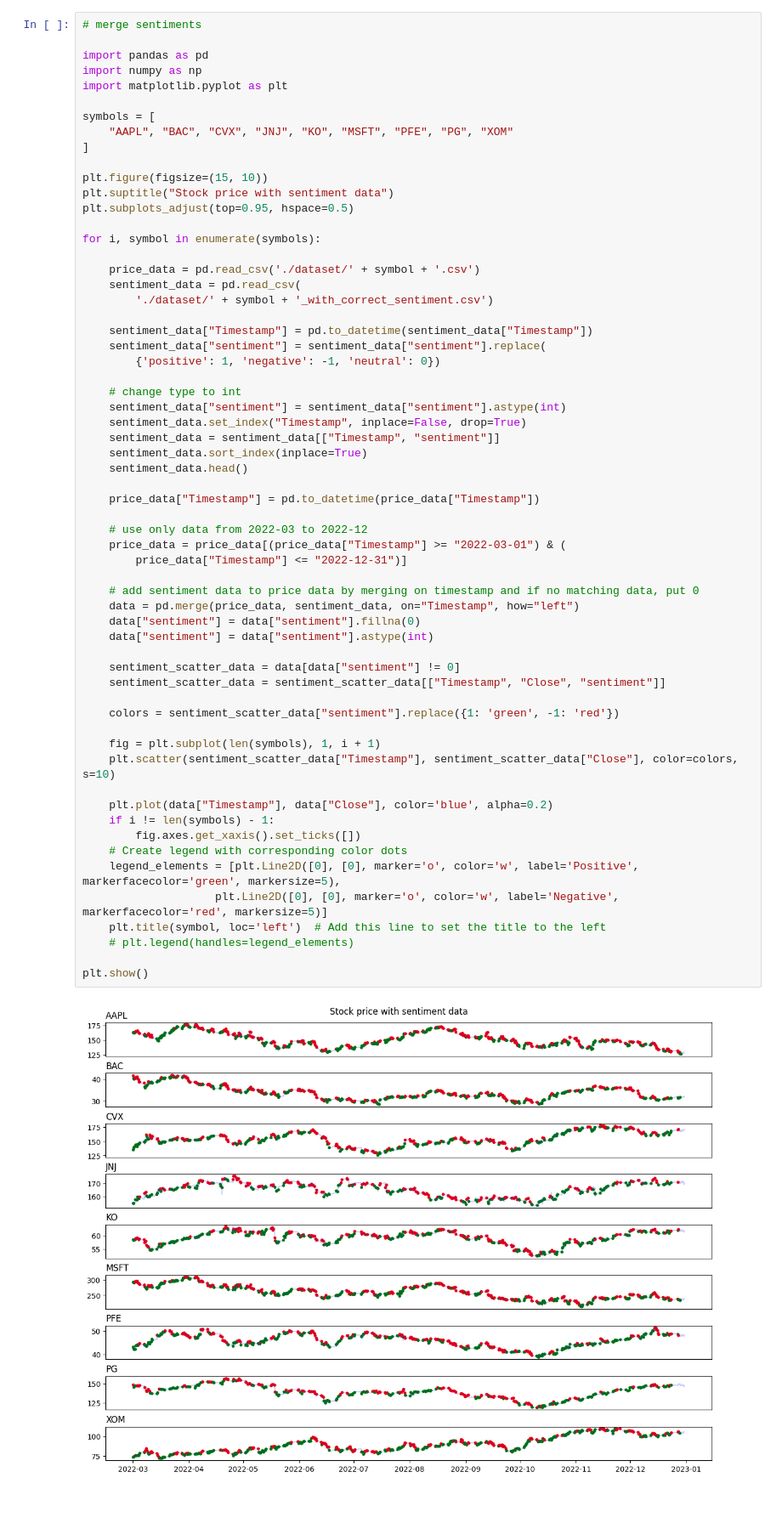
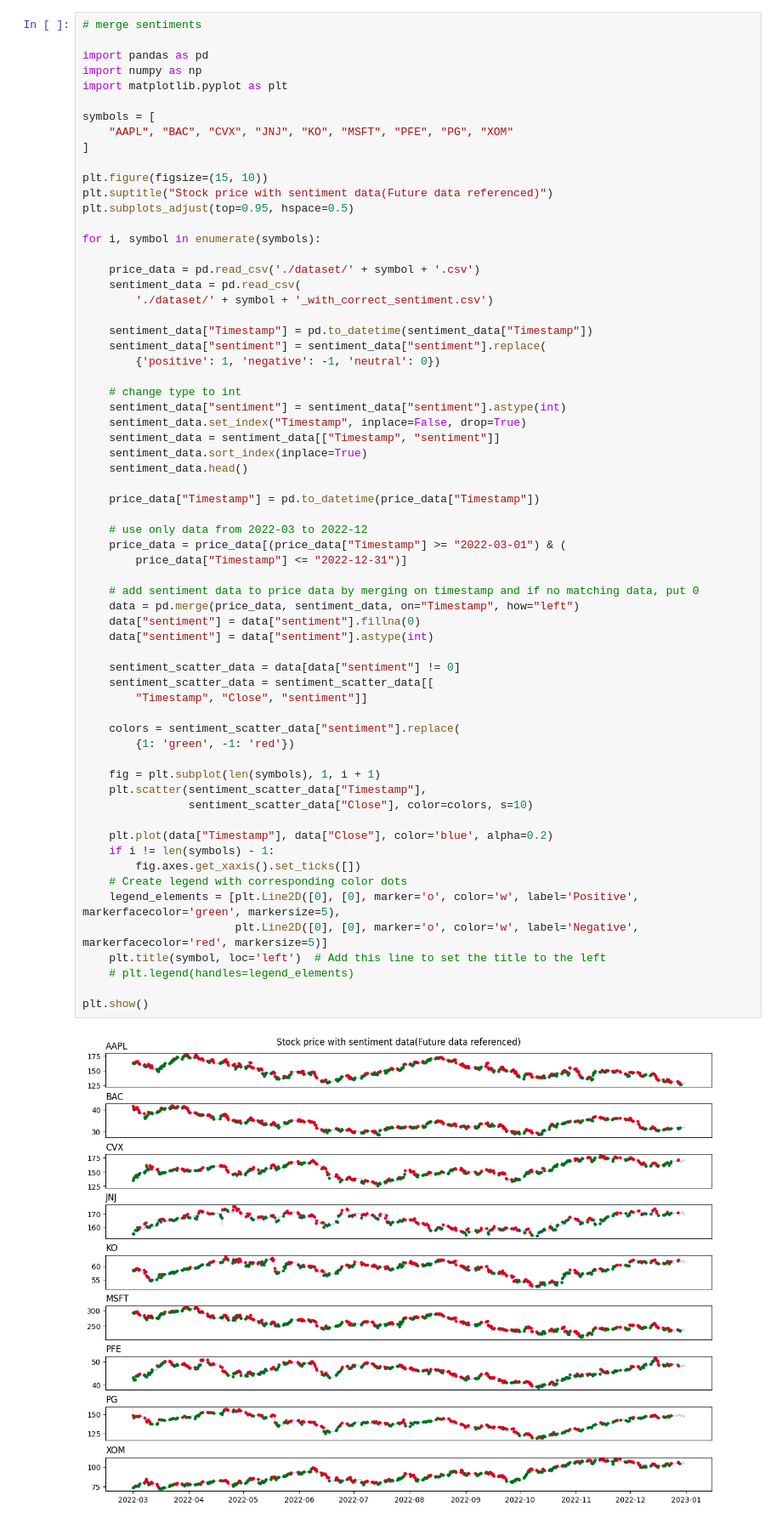
Before and after one commit to clo3olb/trader_ai, a Jupyter notebook: predictor/sentiment_analysis.ipynb, the cells around one changed output. Shown at 85% size. Drawn from its saved outputs; the diff is of its cells as text.

```diff
--- a/predictor/sentiment_analysis.ipynb
+++ b/predictor/sentiment_analysis.ipynb
@@ -10,7 +10,7 @@ symbols = [
 ]
 
 plt.figure(figsize=(15, 10))
-plt.suptitle("Stock price with sentiment data")
+plt.suptitle("Stock price with sentiment data(Future data referenced)")
 plt.subplots_adjust(top=0.95, hspace=0.5)
 
 for i, symbol in enumerate(symbols):
@@ -29,38 +29,41 @@ for i, symbol in enumerate(symbols):
     sentiment_data = sentiment_data[["Timestamp", "sentiment"]]
     sentiment_data.sort_index(inplace=True)
     sentiment_data.head()
 
     price_data["Timestamp"] = pd.to_datetime(price_data["Timestamp"])
 
     # use only data from 2022-03 to 2022-12
     price_data = price_data[(price_data["Timestamp"] >= "2022-03-01") & (
         price_data["Timestamp"] <= "2022-12-31")]
 
     # add sentiment data to price data by merging on timestamp and if no matching data, put 0
     data = pd.merge(price_data, sentiment_data, on="Timestamp", how="left")
     data["sentiment"] = data["sentiment"].fillna(0)
     data["sentiment"] = data["sentiment"].astype(int)
 
     sentiment_scatter_data = data[data["sentiment"] != 0]
-    sentiment_scatter_data = sentiment_scatter_data[["Timestamp", "Close", "sentiment"]]
+    sentiment_scatter_data = sentiment_scatter_data[[
+        "Timestamp", "Close", "sentiment"]]
 
-    colors = sentiment_scatter_data["sentiment"].replace({1: 'green', -1: 'red'})
+    colors = sentiment_scatter_data["sentiment"].replace(
+        {1: 'green', -1: 'red'})
 
     fig = plt.subplot(len(symbols), 1, i + 1)
-    plt.scatter(sentiment_scatter_data["Timestamp"], sentiment_scatter_data["Close"], color=colors, s=10)
+    plt.scatter(sentiment_scatter_data["Timestamp"],
+                sentiment_scatter_data["Close"], color=colors, s=10)
 
     plt.plot(data["Timestamp"], data["Close"], color='blue', alpha=0.2)
     if i != len(symbols) - 1:
         fig.axes.get_xaxis().set_ticks([])
     # Create legend with corresponding color dots
     legend_elements = [plt.Line2D([0], [0], marker='o', color='w', label='Positive', markerfacecolor='green', markersize=5),
-                    plt.Line2D([0], [0], marker='o', color='w', label='Negative', markerfacecolor='red', markersize=5)]
+                       plt.Line2D([0], [0], marker='o', color='w', label='Negative', markerfacecolor='red', markersize=5)]
     plt.title(symbol, loc='left')  # Add this line to set the title to the left
     # plt.legend(handles=legend_elements)
 
 plt.show()
 # %% [output]
-[figure, old version]
+[figure, new version]
 # %%
 import pandas as pd
 import numpy as np
```
Also changed, not shown: parts of 2 cells of this notebook, 35 other files.
